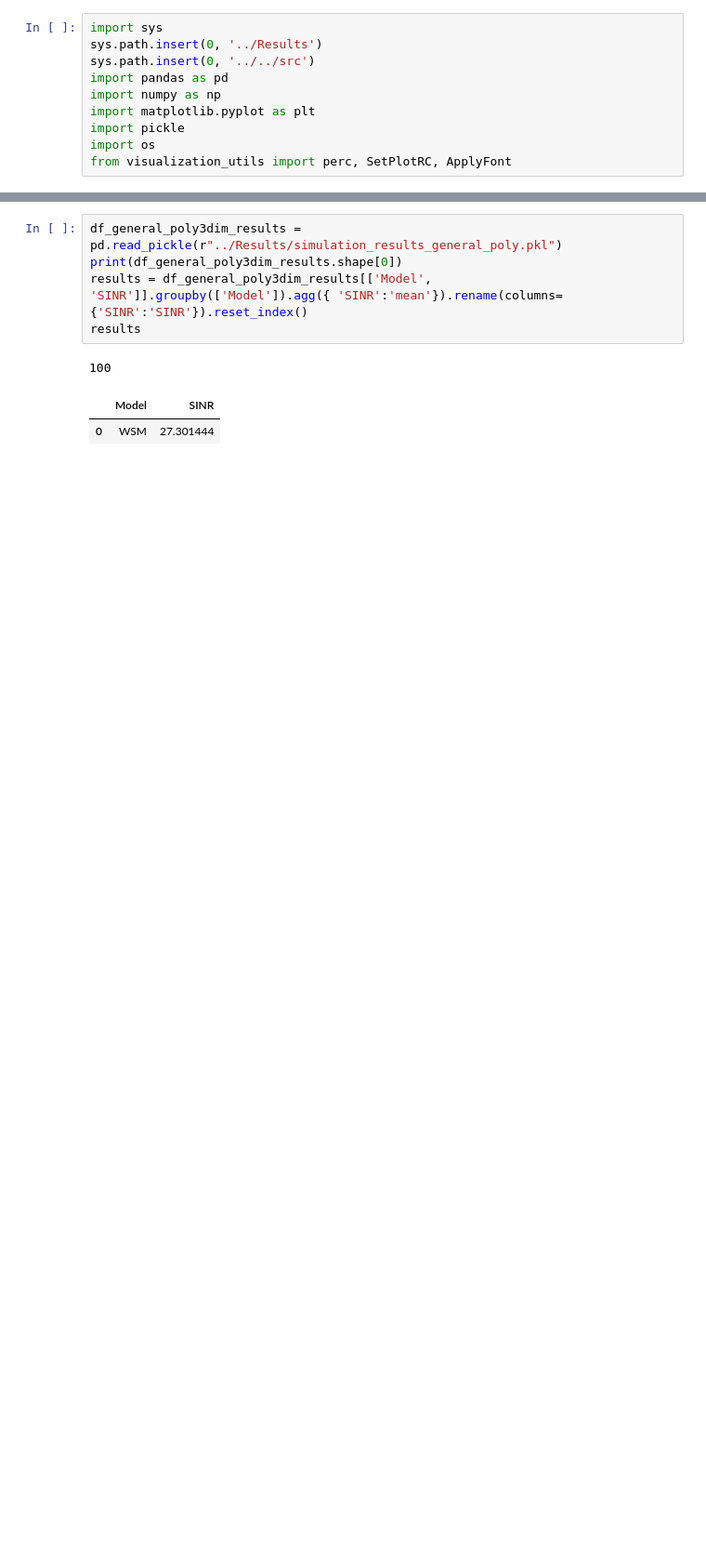
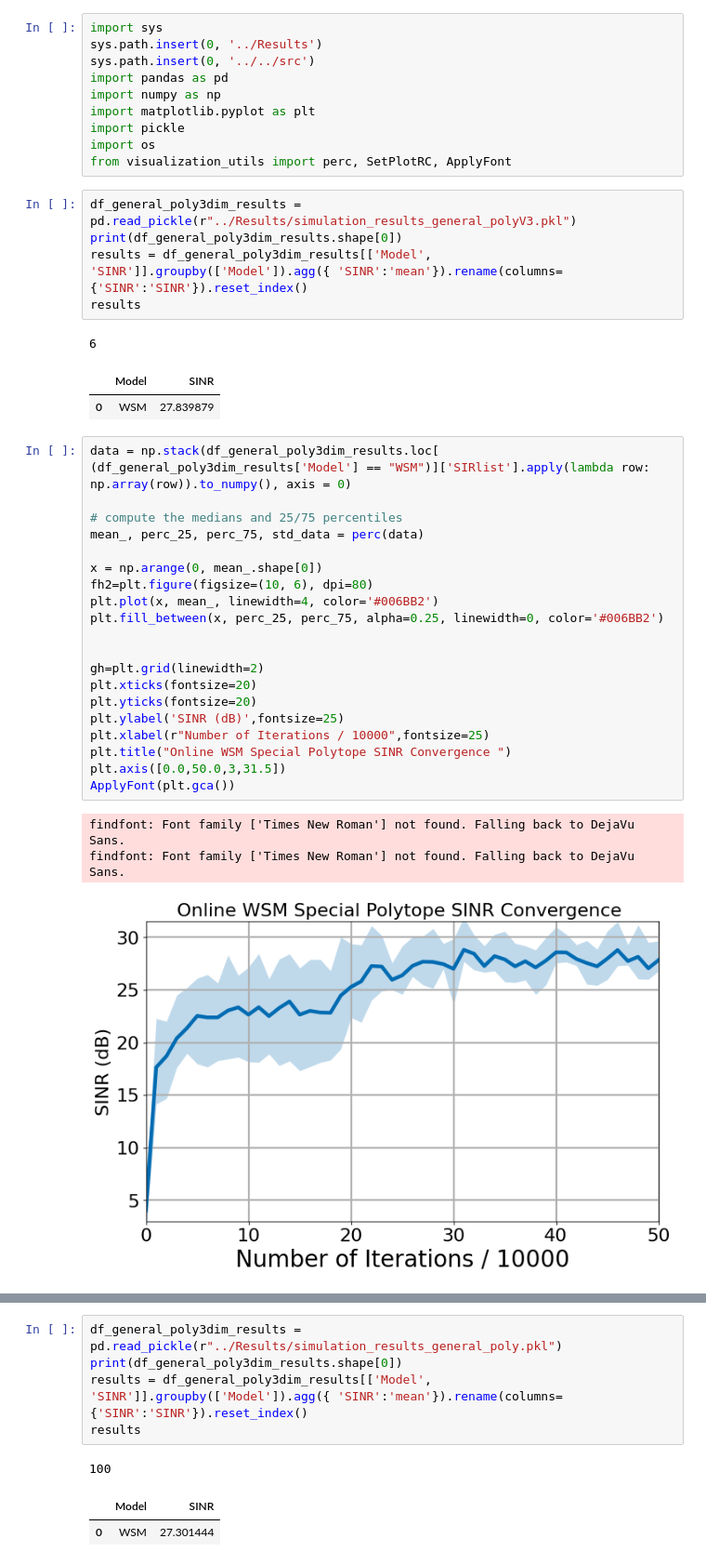
Before and after one commit to BariscanBozkurt/Biologically-Plausible-DetMaxNNs-for-Blind-Source-Separation, a Jupyter notebook: Simulations/AnalyzeSimulationResults/PlotSimulationResults_3dimSpecialPolytope.ipynb, the cells around one changed output, grey strips where cells are left out. Shown at 93% size. Drawn from its saved outputs; the diff is of its cells as text; blank space fills up the shorter version.

```diff
--- a/Simulations/AnalyzeSimulationResults/PlotSimulationResults_3dimSpecialPolytope.ipynb
+++ b/Simulations/AnalyzeSimulationResults/PlotSimulationResults_3dimSpecialPolytope.ipynb
@@ -8,3 +8,36 @@ import matplotlib.pyplot as plt
 import pickle
 import os
 from visualization_utils import perc, SetPlotRC, ApplyFont
+# %%
+df_general_poly3dim_results = pd.read_pickle(r"../Results/simulation_results_general_polyV3.pkl")
+print(df_general_poly3dim_results.shape[0])
+results = df_general_poly3dim_results[['Model', 'SINR']].groupby(['Model']).agg({ 'SINR':'mean'}).rename(columns={'SINR':'SINR'}).reset_index()
+results
+# %% [output]
+6
+|  | Model | SINR |
+| 0 | WSM | 27.839879 |
+# %%
+data = np.stack(df_general_poly3dim_results.loc[ (df_general_poly3dim_results['Model'] == "WSM")]['SIRlist'].apply(lambda row: np.array(row)).to_numpy(), axis = 0)
+
+# compute the medians and 25/75 percentiles
+mean_, perc_25, perc_75, std_data = perc(data)
+
+x = np.arange(0, mean_.shape[0])
+fh2=plt.figure(figsize=(10, 6), dpi=80)
+plt.plot(x, mean_, linewidth=4, color='#006BB2')
+plt.fill_between(x, perc_25, perc_75, alpha=0.25, linewidth=0, color='#006BB2')
+
+
+gh=plt.grid(linewidth=2)
+plt.xticks(fontsize=20)
+plt.yticks(fontsize=20)
+plt.ylabel('SINR (dB)',fontsize=25)
+plt.xlabel(r"Number of Iterations / 10000",fontsize=25)
+plt.title("Online WSM Special Polytope SINR Convergence ")
+plt.axis([0.0,50.0,3,31.5])
+ApplyFont(plt.gca())
+# %% [output]
+findfont: Font family ['Times New Roman'] not found. Falling back to DejaVu Sans.
+findfont: Font family ['Times New Roman'] not found. Falling back to DejaVu Sans.
+[figure, added]
```
Also changed, not shown: parts of 3 cells of this notebook, 5 other files.
